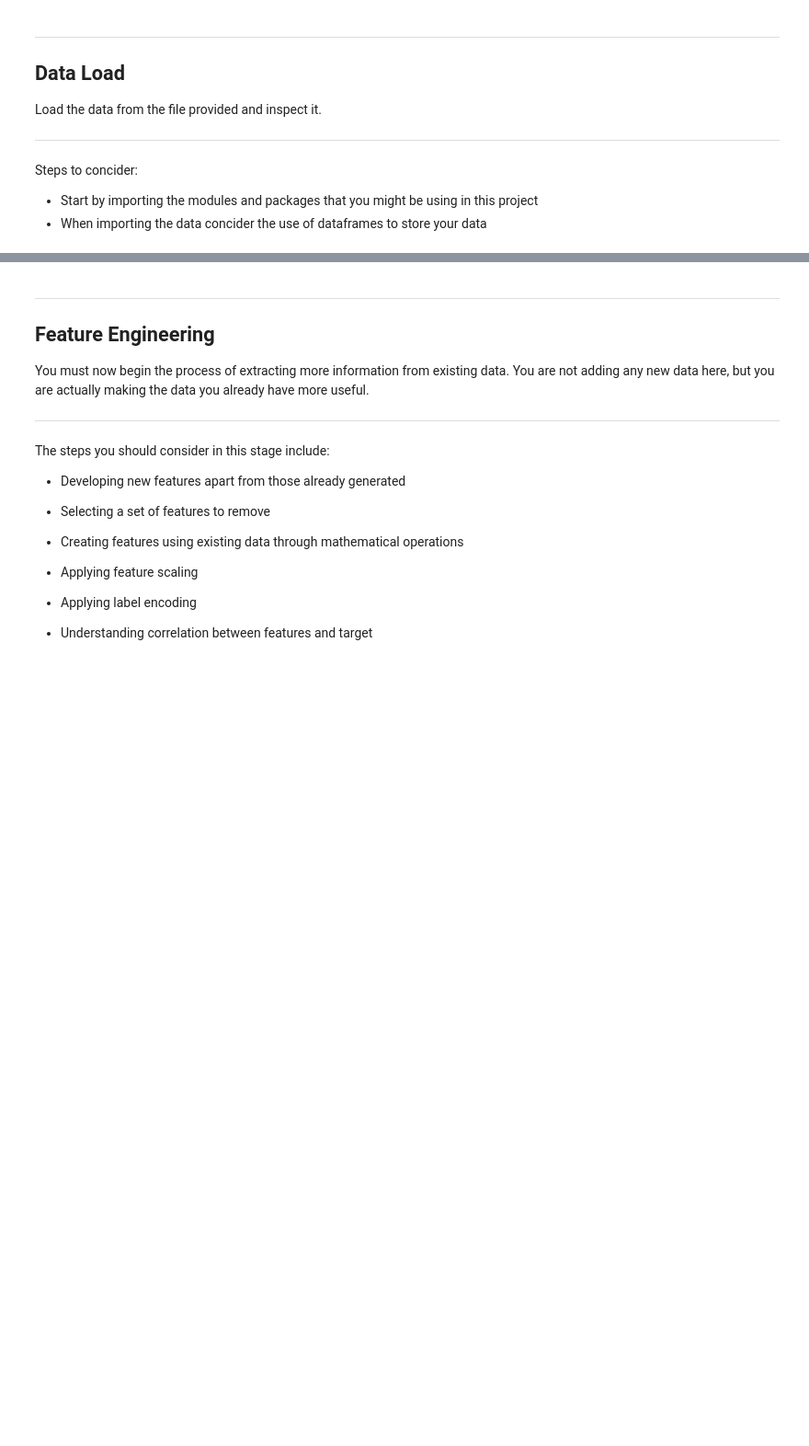
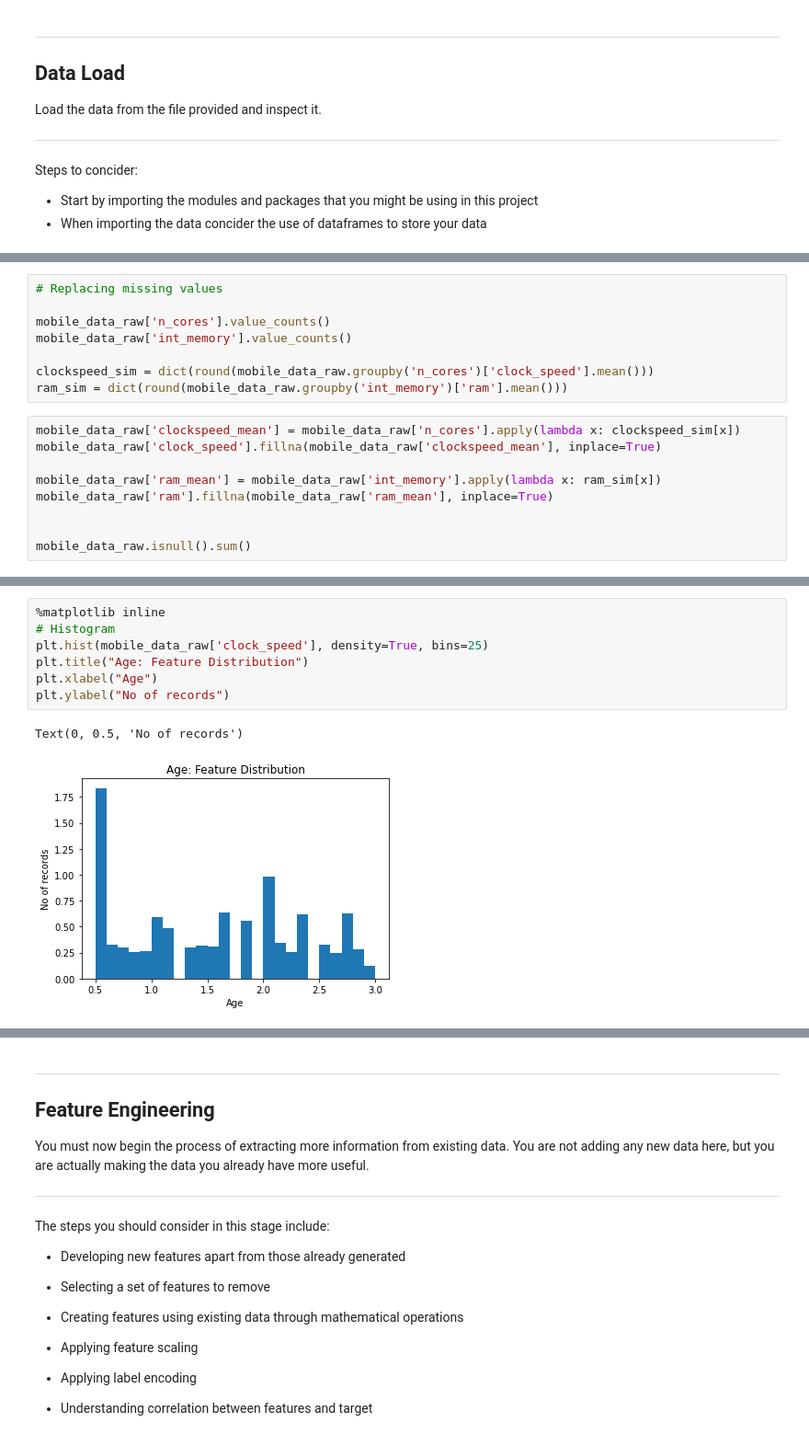
Before and after one commit to theLeague-AI/Harmony_2021, a Jupyter notebook: Competition_2021/Students/Otabek Mavlonov/mobile_price_competition_2021.ipynb, the cells around one changed output, grey strips where cells are left out. Shown at 92% size. Cells and saved outputs as stored; diff of their text form; blank space fills up the shorter version.

```diff
--- a/Competition_2021/Students/Otabek Mavlonov/mobile_price_competition_2021.ipynb
+++ b/Competition_2021/Students/Otabek Mavlonov/mobile_price_competition_2021.ipynb
@@ -114,0 +256,17 @@ You must now begin the process of transforming raw data so that data it is run t
+# %%
+# Replacing missing values
+
+mobile_data_raw['n_cores'].value_counts()
+mobile_data_raw['int_memory'].value_counts()
+
+clockspeed_sim = dict(round(mobile_data_raw.groupby('n_cores')['clock_speed'].mean()))
+ram_sim = dict(round(mobile_data_raw.groupby('int_memory')['ram'].mean()))
+# %%
+mobile_data_raw['clockspeed_mean'] = mobile_data_raw['n_cores'].apply(lambda x: clockspeed_sim[x])
+mobile_data_raw['clock_speed'].fillna(mobile_data_raw['clockspeed_mean'], inplace=True)
+
+mobile_data_raw['ram_mean'] = mobile_data_raw['int_memory'].apply(lambda x: ram_sim[x])
+mobile_data_raw['ram'].fillna(mobile_data_raw['ram_mean'], inplace=True)
+
+
+mobile_data_raw.isnull().sum()
@@ -114,0 +291,10 @@ You must now begin the process of transforming raw data so that data it is run t
+# %%
+%matplotlib inline
+# Histogram
+plt.hist(mobile_data_raw['clock_speed'], density=True, bins=25)
+plt.title("Age: Feature Distribution")
+plt.xlabel("Age")
+plt.ylabel("No of records")
+# %% [output]
+Text(0, 0.5, 'No of records')
+[figure, added]
```
Also changed, not shown: parts of 46 cells of this notebook, 1 other file.
